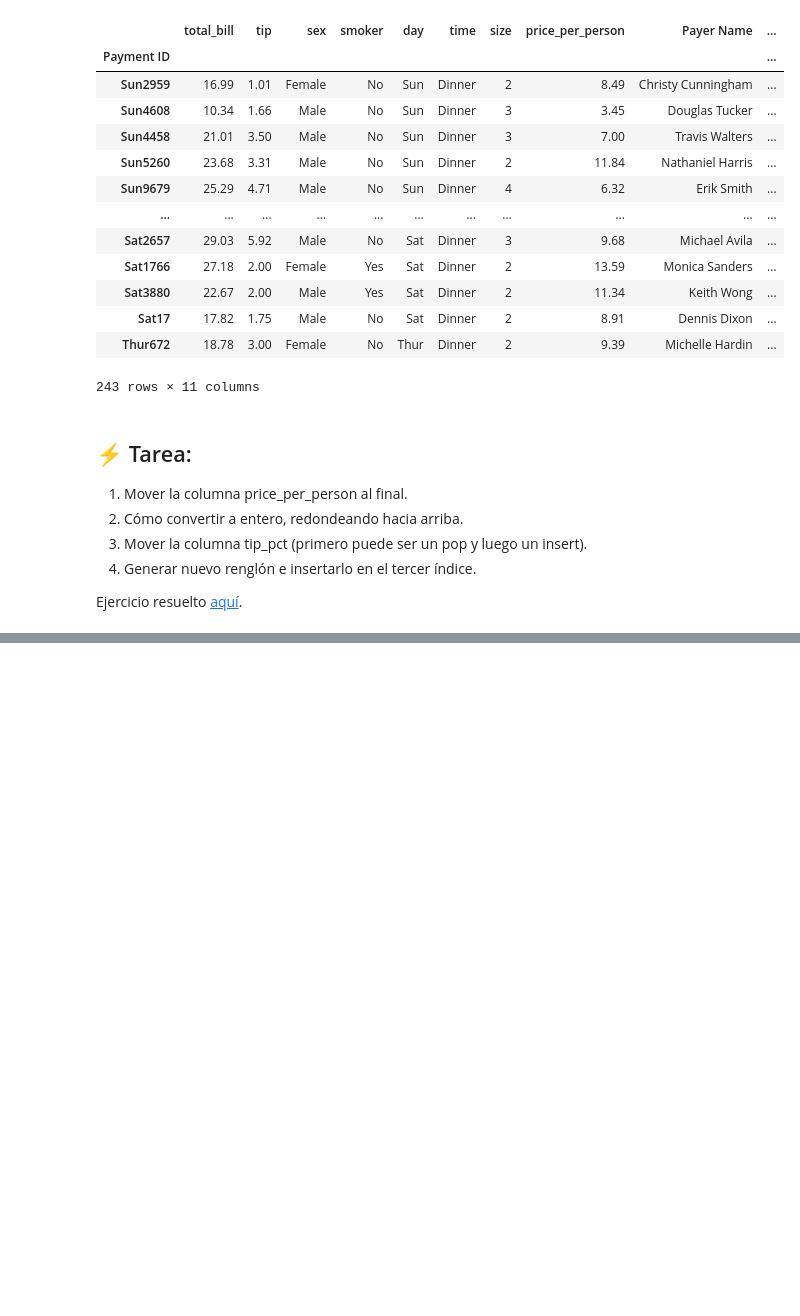
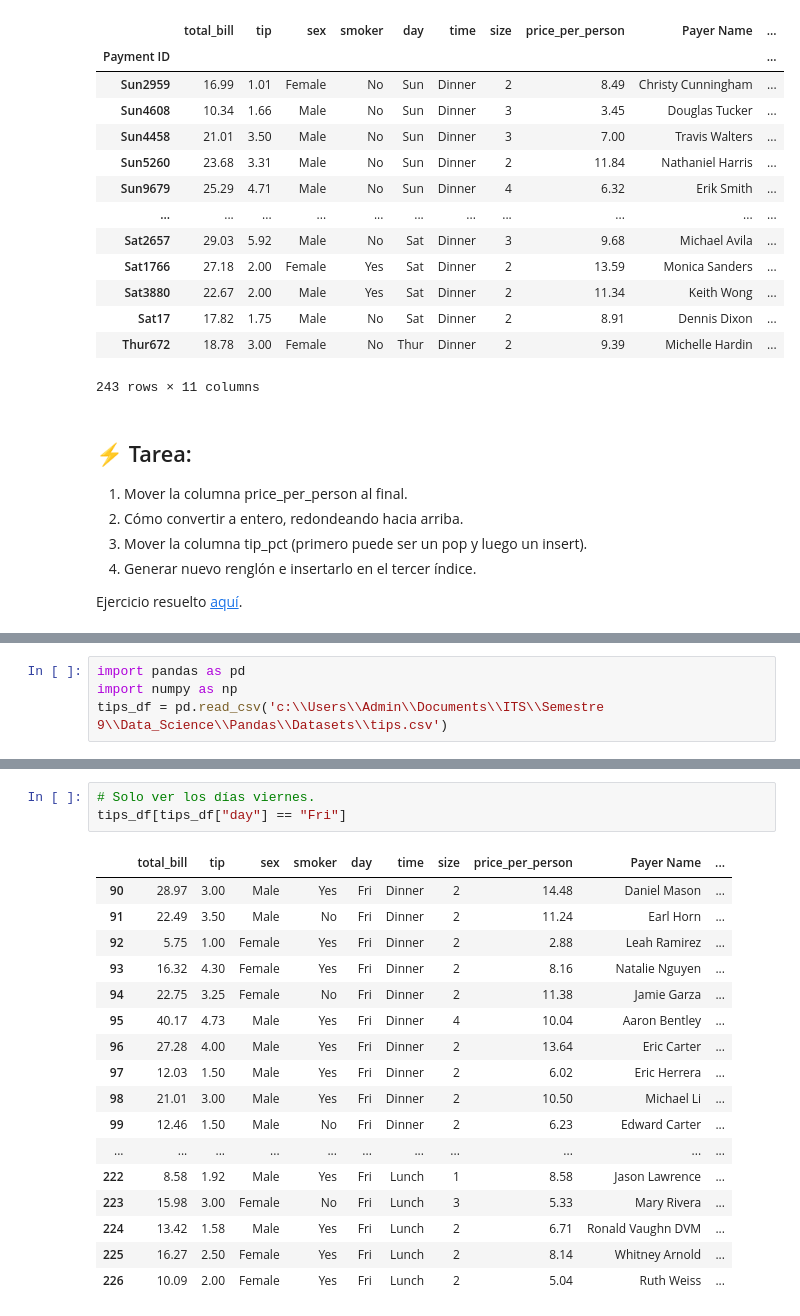
Before and after one commit to frenovatoa/Data_Science, a Jupyter notebook: Pandas/Notas/notas.ipynb, the cells around one changed output, grey strips where cells are left out. Saved outputs shown, nothing was run; the diff lists cells and outputs as text; blank space fills up the shorter version.

```diff
--- a/Pandas/Notas/notas.ipynb
+++ b/Pandas/Notas/notas.ipynb
@@ -942,0 +945,4 @@ Ejercicio resuelto [aquí](../Ejercicios/20231128_19051186_EjPandas_DataFrame_03
+# %%
+import pandas as pd
+import numpy as np
+tips_df = pd.read_csv('c:\\Users\\Admin\\Documents\\ITS\\Semestre 9\\Data_Science\\Pandas\\Datasets\\tips.csv')
@@ -942,0 +1017,21 @@ Ejercicio resuelto [aquí](../Ejercicios/20231128_19051186_EjPandas_DataFrame_03
+# %%
+# Solo ver los días viernes.
+tips_df[tips_df["day"] == "Fri"]
+# %% [output]
+|  | total_bill | tip | sex | smoker | day | time | size | price_per_person | Payer Name | ... |
+| 90 | 28.97 | 3.00 | Male | Yes | Fri | Dinner | 2 | 14.48 | Daniel Mason | ... |
+| 91 | 22.49 | 3.50 | Male | No | Fri | Dinner | 2 | 11.24 | Earl Horn | ... |
+| 92 | 5.75 | 1.00 | Female | Yes | Fri | Dinner | 2 | 2.88 | Leah Ramirez | ... |
+| 93 | 16.32 | 4.30 | Female | Yes | Fri | Dinner | 2 | 8.16 | Natalie Nguyen | ... |
+| 94 | 22.75 | 3.25 | Female | No | Fri | Dinner | 2 | 11.38 | Jamie Garza | ... |
+| 95 | 40.17 | 4.73 | Male | Yes | Fri | Dinner | 4 | 10.04 | Aaron Bentley | ... |
+| 96 | 27.28 | 4.00 | Male | Yes | Fri | Dinner | 2 | 13.64 | Eric Carter | ... |
+| 97 | 12.03 | 1.50 | Male | Yes | Fri | Dinner | 2 | 6.02 | Eric Herrera | ... |
+| 98 | 21.01 | 3.00 | Male | Yes | Fri | Dinner | 2 | 10.50 | Michael Li | ... |
+| 99 | 12.46 | 1.50 | Male | No | Fri | Dinner | 2 | 6.23 | Edward Carter | ... |
+| ... | ... | ... | ... | ... | ... | ... | ... | ... | ... | ... |
+| 222 | 8.58 | 1.92 | Male | Yes | Fri | Lunch | 1 | 8.58 | Jason Lawrence | ... |
+| 223 | 15.98 | 3.00 | Female | No | Fri | Lunch | 3 | 5.33 | Mary Rivera | ... |
+| 224 | 13.42 | 1.58 | Male | Yes | Fri | Lunch | 2 | 6.71 | Ronald Vaughn DVM | ... |
+| 225 | 16.27 | 2.50 | Female | Yes | Fri | Lunch | 2 | 8.14 | Whitney Arnold | ... |
+| 226 | 10.09 | 2.00 | Female | Yes | Fri | Lunch | 2 | 5.04 | Ruth Weiss | ... |
```
Also changed, not shown: parts of 64 cells of this notebook.
